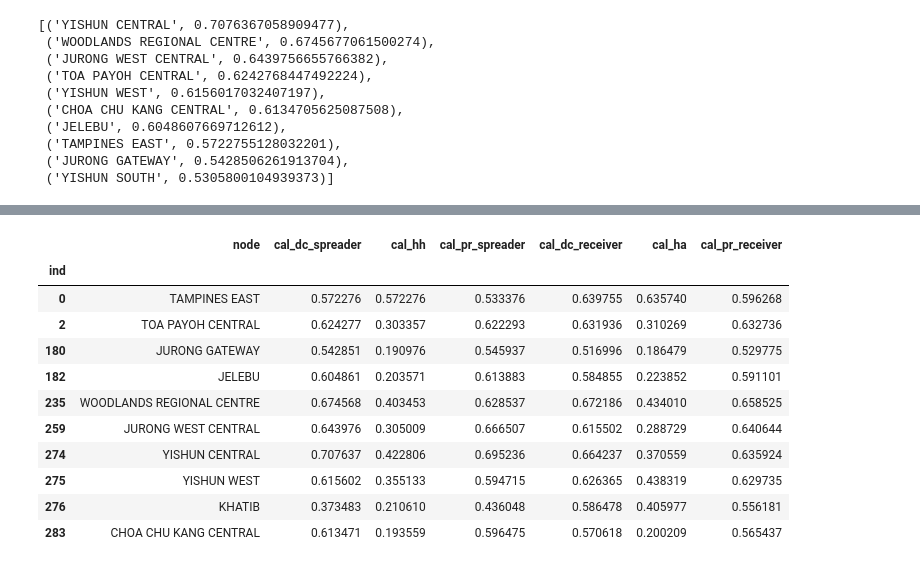
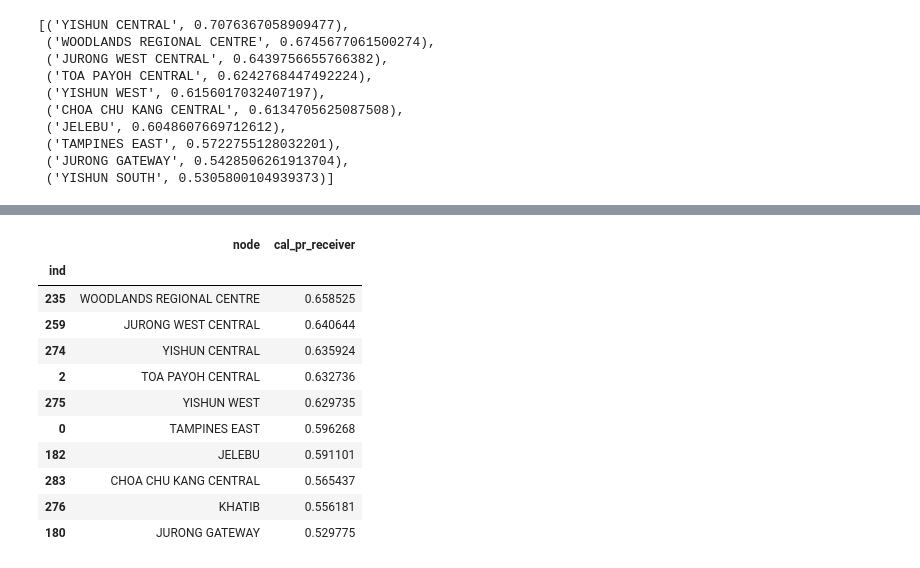
Before and after one commit to wcchin/SG_transit_analysis, a Jupyter notebook: analysis/analyzing_result_pt1.ipynb, the cells around one changed output, grey strips where cells are left out. Drawn from its saved outputs; the diff is of its cells as text; code cells hidden in the pictures.

```diff
--- a/analysis/analyzing_result.ipynb
+++ b/analysis/analyzing_result_pt1.ipynb
@@ -278,17 +282,19 @@ ax.axvline(x=weekday_res["cal_pr_receiver"].mean()+2*weekday_res["cal_pr_receive
 # %%
-this_mean = weekday_res["cal_pr_receiver"].mean()
-this_std = weekday_res["cal_pr_receiver"].std()
-weekday_res[weekday_res["cal_pr_receiver"]>=this_mean+2*this_std]
+col = "cal_pr_receiver"
+
+this_mean = weekday_res[col].mean()
+this_std = weekday_res[col].std()
+weekday_res[weekday_res[col]>=this_mean+2*this_std][["node", col]].sort_values(by=col, ascending=False)
 # %% [output]
-|  | node | cal_dc_spreader | cal_hh | cal_pr_spreader | cal_dc_receiver | cal_ha | cal_pr_receiver |
-| ind |  |  |  |  |  |  |  |
-| 0 | TAMPINES EAST | 0.572276 | 0.572276 | 0.533376 | 0.639755 | 0.635740 | 0.596268 |
-| 2 | TOA PAYOH CENTRAL | 0.624277 | 0.303357 | 0.622293 | 0.631936 | 0.310269 | 0.632736 |
-| 180 | JURONG GATEWAY | 0.542851 | 0.190976 | 0.545937 | 0.516996 | 0.186479 | 0.529775 |
-| 182 | JELEBU | 0.604861 | 0.203571 | 0.613883 | 0.584855 | 0.223852 | 0.591101 |
-| 235 | WOODLANDS REGIONAL CENTRE | 0.674568 | 0.403453 | 0.628537 | 0.672186 | 0.434010 | 0.658525 |
-| 259 | JURONG WEST CENTRAL | 0.643976 | 0.305009 | 0.666507 | 0.615502 | 0.288729 | 0.640644 |
-| 274 | YISHUN CENTRAL | 0.707637 | 0.422806 | 0.695236 | 0.664237 | 0.370559 | 0.635924 |
-| 275 | YISHUN WEST | 0.615602 | 0.355133 | 0.594715 | 0.626365 | 0.438319 | 0.629735 |
-| 276 | KHATIB | 0.373483 | 0.210610 | 0.436048 | 0.586478 | 0.405977 | 0.556181 |
-| 283 | CHOA CHU KANG CENTRAL | 0.613471 | 0.193559 | 0.596475 | 0.570618 | 0.200209 | 0.565437 |
+|  | node | cal_pr_receiver |
+| ind |  |  |
+| 235 | WOODLANDS REGIONAL CENTRE | 0.658525 |
+| 259 | JURONG WEST CENTRAL | 0.640644 |
+| 274 | YISHUN CENTRAL | 0.635924 |
+| 2 | TOA PAYOH CENTRAL | 0.632736 |
+| 275 | YISHUN WEST | 0.629735 |
+| 0 | TAMPINES EAST | 0.596268 |
+| 182 | JELEBU | 0.591101 |
+| 283 | CHOA CHU KANG CENTRAL | 0.565437 |
+| 276 | KHATIB | 0.556181 |
+| 180 | JURONG GATEWAY | 0.529775 |
```
Also changed, not shown: parts of 22 cells of this notebook, 20 other files.
